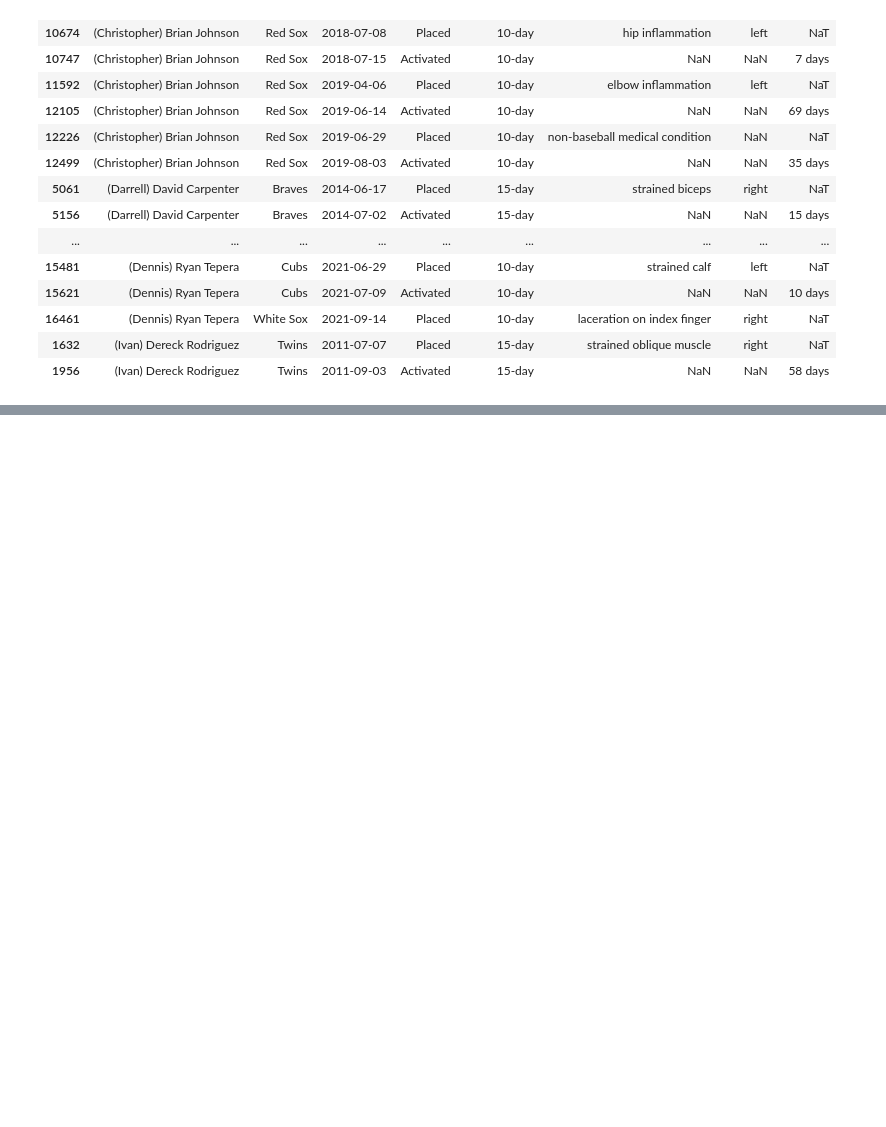
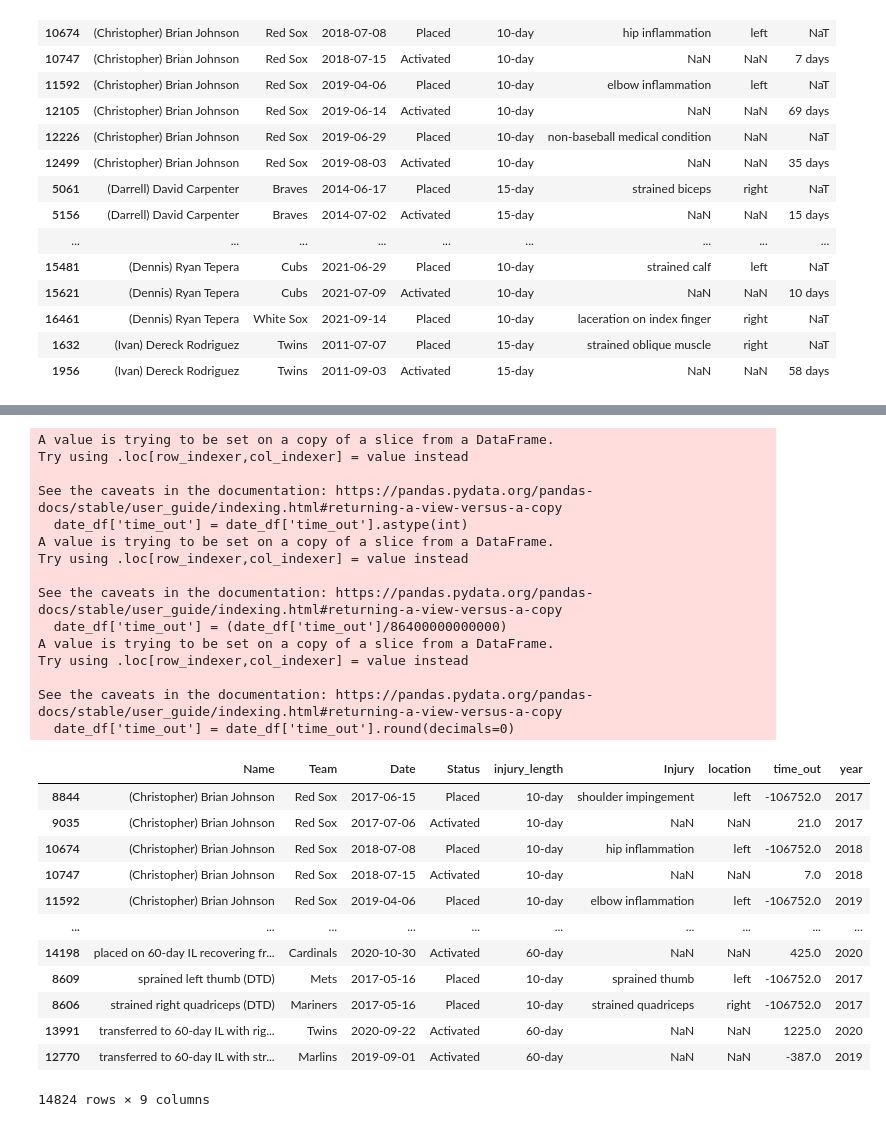
Before and after one commit to brianrwheatley/final-baseball-war-stats, a Jupyter notebook: injury_legnth_finder.ipynb, the cells around one changed output, grey strips where cells are left out. Drawn from its saved outputs; the diff is of its cells as text; code cells hidden in the pictures; blank space fills up the shorter version.

Commit message:
updated time_out column to eliminate text and just have days as integer

```diff
--- a/injury_legnth_finder.ipynb
+++ b/injury_legnth_finder.ipynb
@@ -228,5 +228,39 @@ See the caveats in the documentation: https://pandas.pydata.org/pandas-docs/stab
 | 8904 | (David) Chris Hatcher | Dodgers | 2017-06-23 | Placed | 10-day | shoulder inflammation | right | NaT | 2017 |
 | 9319 | (David) Chris Hatcher | Dodgers | 2017-08-13 | Activated | 10-day | NaN | NaN | 51 days | 2017 |
 | 10583 | (Dennis) Ryan Tepera | Blue Jays | 2018-06-30 | Placed | 10-day | elbow inflammation | right | NaT | 2018 |
+# %%
+date_df['time_out'] = date_df['time_out'].astype(int)
+date_df['time_out'] = (date_df['time_out']/86400000000000)
+date_df['time_out'] = date_df['time_out'].round(decimals=0)
+date_df
+# %% [output]
+A value is trying to be set on a copy of a slice from a DataFrame.
+Try using .loc[row_indexer,col_indexer] = value instead
+
+See the caveats in the documentation: https://pandas.pydata.org/pandas-docs/stable/user_guide/indexing.html#returning-a-view-versus-a-copy
+  date_df['time_out'] = date_df['time_out'].astype(int)
+A value is trying to be set on a copy of a slice from a DataFrame.
+Try using .loc[row_indexer,col_indexer] = value instead
+
+See the caveats in the documentation: https://pandas.pydata.org/pandas-docs/stable/user_guide/indexing.html#returning-a-view-versus-a-copy
+  date_df['time_out'] = (date_df['time_out']/86400000000000)
+A value is trying to be set on a copy of a slice from a DataFrame.
+Try using .loc[row_indexer,col_indexer] = value instead
+
+See the caveats in the documentation: https://pandas.pydata.org/pandas-docs/stable/user_guide/indexing.html#returning-a-view-versus-a-copy
+  date_df['time_out'] = date_df['time_out'].round(decimals=0)
+|  | Name | Team | Date | Status | injury_length | Injury | location | time_out | year |
+| 8844 | (Christopher) Brian Johnson | Red Sox | 2017-06-15 | Placed | 10-day | shoulder impingement | left | -106752.0 | 2017 |
+| 9035 | (Christopher) Brian Johnson | Red Sox | 2017-07-06 | Activated | 10-day | NaN | NaN | 21.0 | 2017 |
+| 10674 | (Christopher) Brian Johnson | Red Sox | 2018-07-08 | Placed | 10-day | hip inflammation | left | -106752.0 | 2018 |
+| 10747 | (Christopher) Brian Johnson | Red Sox | 2018-07-15 | Activated | 10-day | NaN | NaN | 7.0 | 2018 |
+| 11592 | (Christopher) Brian Johnson | Red Sox | 2019-04-06 | Placed | 10-day | elbow inflammation | left | -106752.0 | 2019 |
+| ... | ... | ... | ... | ... | ... | ... | ... | ... | ... |
+| 14198 | placed on 60-day IL recovering fr... | Cardinals | 2020-10-30 | Activated | 60-day | NaN | NaN | 425.0 | 2020 |
+| 8609 | sprained left thumb (DTD) | Mets | 2017-05-16 | Placed | 10-day | sprained thumb | left | -106752.0 | 2017 |
+| 8606 | strained right quadriceps (DTD) | Mariners | 2017-05-16 | Placed | 10-day | strained quadriceps | right | -106752.0 | 2017 |
+| 13991 | transferred to 60-day IL with rig... | Twins | 2020-09-22 | Activated | 60-day | NaN | NaN | 1225.0 | 2020 |
+| 12770 | transferred to 60-day IL with str... | Marlins | 2019-09-01 | Activated | 60-day | NaN | NaN | -387.0 | 2019 |
+14824 rows × 9 columns
 # %%
 # Save this dataframe as a new CSV file
```
Also changed, not shown: parts of 2 cells of this notebook.
